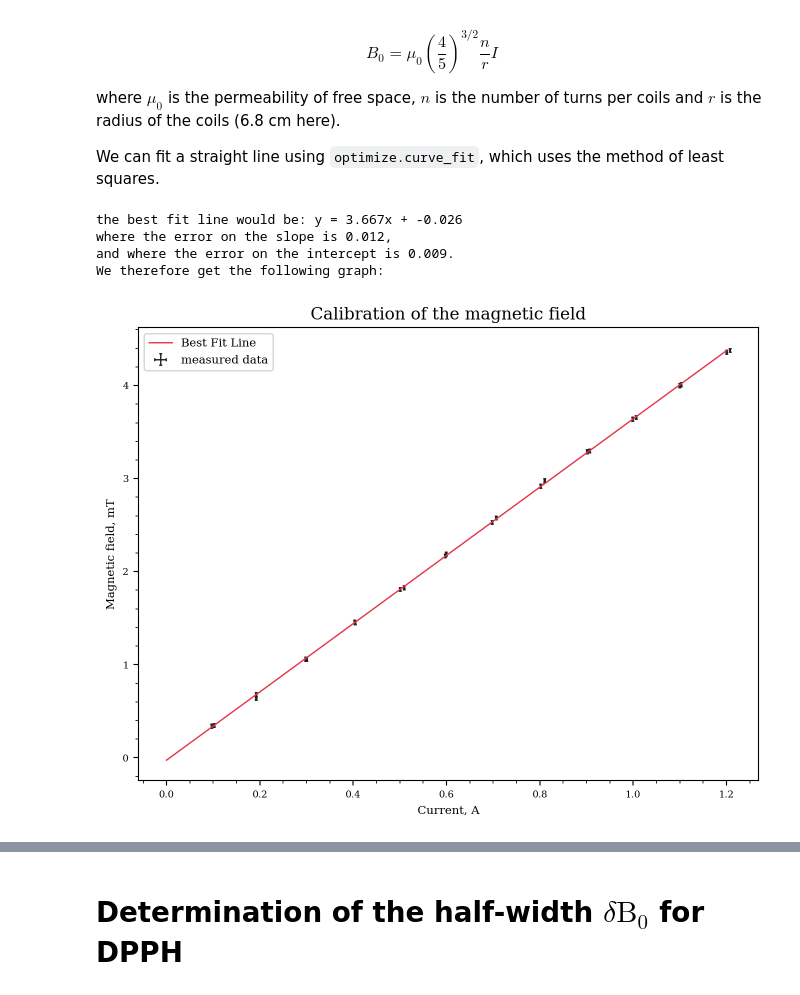
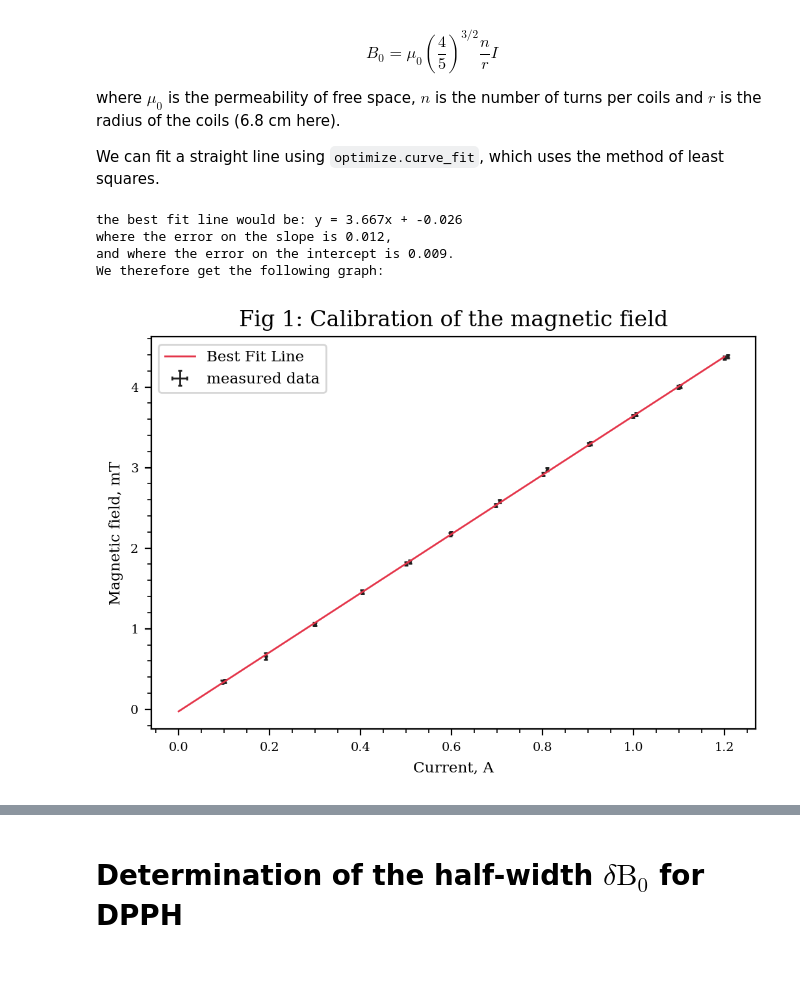
Before and after one commit to MelzieG/Jupyter-notebooks-lab2, a Jupyter notebook: Electron_spin_resonance (1).ipynb, the cells around one changed output, grey strips where cells are left out. Drawn from its saved outputs; the diff is of its cells as text; code cells hidden in the pictures; blank space fills up the shorter version.

```diff
--- a/Electron_spin_resonance (1).ipynb
+++ b/Electron_spin_resonance (1).ipynb
@@ -80,36 +80,35 @@ fitted_c = p[1]
 err_fitted_m = np.sqrt(p_cov[0,0])
 err_fitted_c = np.sqrt(p_cov[1,1])
 
 #printing the equation
 print('the best fit line would be: y = {0:.3f}x + {1:.3f}'.format(fitted_m,fitted_c))
 print('where the error on the slope is {0:.2g},'.format(err_fitted_m))
 print('and where the error on the intercept is {0:.1g}.'.format(err_fitted_c))
 
 
 #plotting
 print('We therefore get the following graph:')
 
     #independant variable, to complete
 x = np.linspace(0,1.2)
 
     #original values
-plt.figure(figsize=[8,6])
 plt.errorbar(current, B_0, xerr = errorI*np.ones_like(current), yerr=errorB*np.ones_like(B_0), fmt='none', label = 'measured data')
 
     #best fit
 plt.plot(x,linear_function(x, fitted_m, fitted_c), label= 'Best Fit Line')
 plt.legend()
 plt.xlabel('Current, A')
 plt.ylabel('Magnetic field, mT')
-plt.title('Calibration of the magnetic field')
+plt.title('Fig 1: Calibration of the magnetic field')
 plt.savefig('ESR_current_calibration.pdf')
 plt.show()
 # %% [output]
 the best fit line would be: y = 3.667x + -0.026
 where the error on the slope is 0.012,
 and where the error on the intercept is 0.009.
 We therefore get the following graph:
-[figure, old version]
+[figure, new version]
 # %% [markdown]
 This is a very good fit as there are no outlying data points. Rewriting the calibration equation for clarity, we have
 
```
Also changed, not shown: parts of 33 cells of this notebook, 1 other file.
